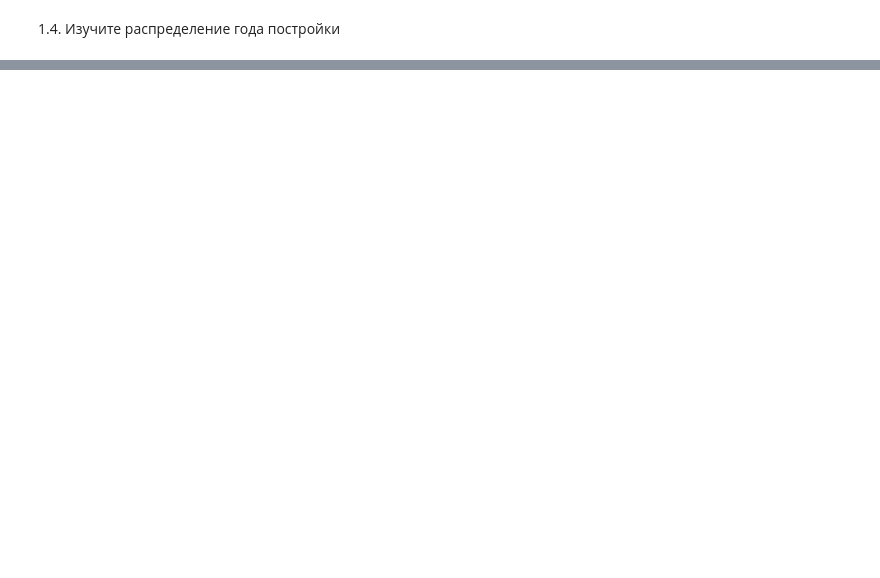
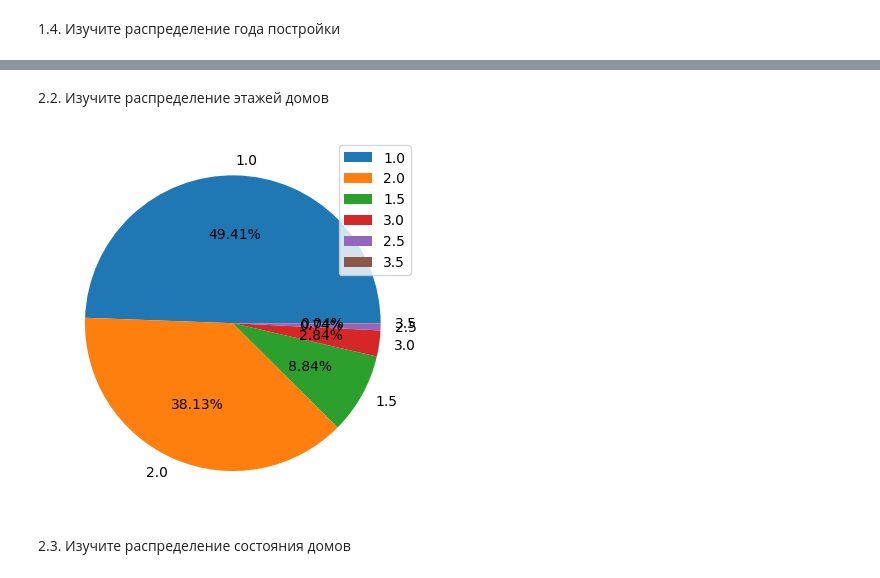
Before and after one commit to Only-Anton/pyhton_analiz, a Jupyter notebook: DZ.ipynb, the cells around one changed output, grey strips where cells are left out. Drawn from its saved outputs; the diff is of its cells as text; code cells hidden in the pictures; blank space fills up the shorter version.

```diff
--- a/DZ.ipynb
+++ b/DZ.ipynb
@@ -48,0 +108,10 @@ dfh['price'].min(), dfh['price'].max()
+# %% [markdown]
+2.2. Изучите распределение этажей домов
+# %%
+data = dfh['floors'].value_counts()
+plt.pie(data.values, labels=data.index, autopct='%1.2f%%')
+plt.legend(data.index);
+# %% [output]
+[figure, added]
+# %% [markdown]
+2.3. Изучите распределение состояния домов
```
Also changed, not shown: parts of 54 cells of this notebook.
